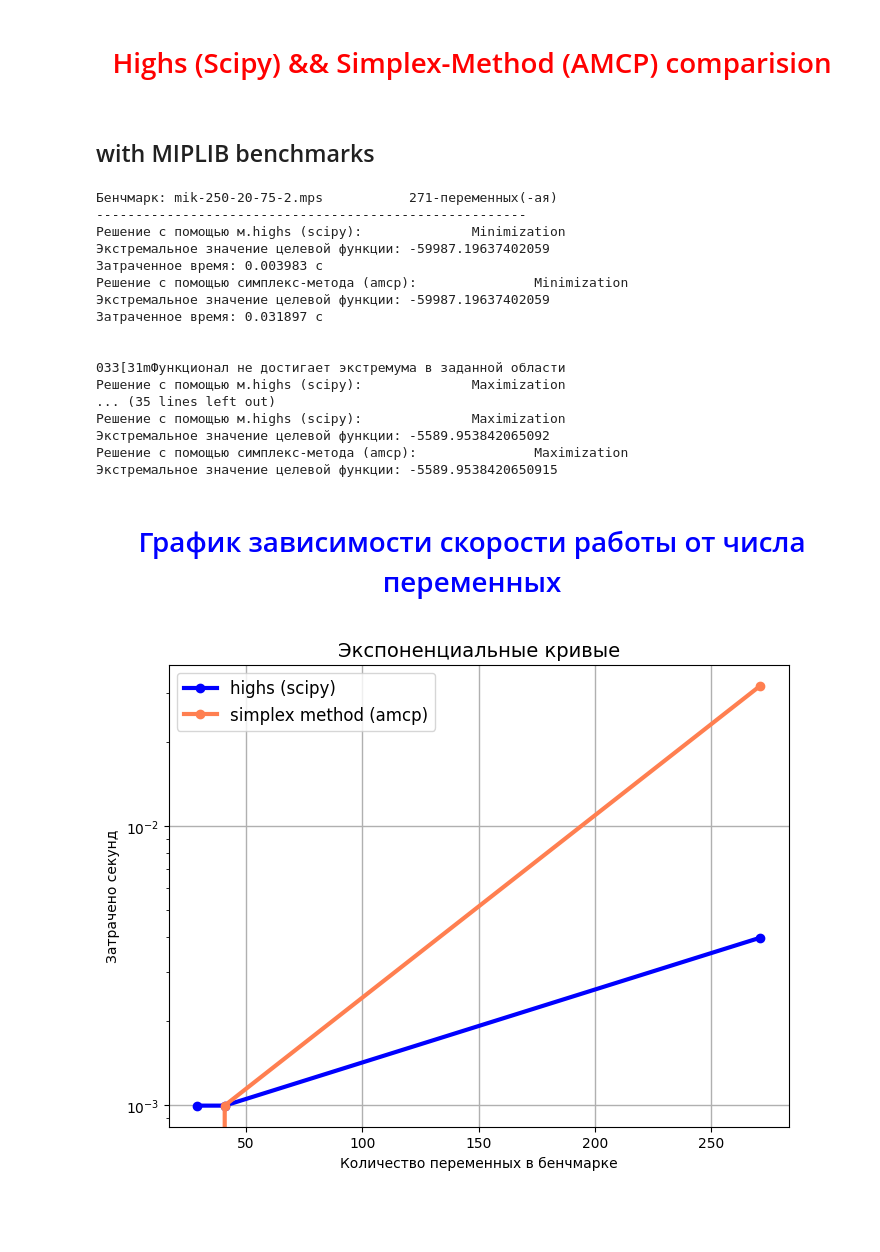
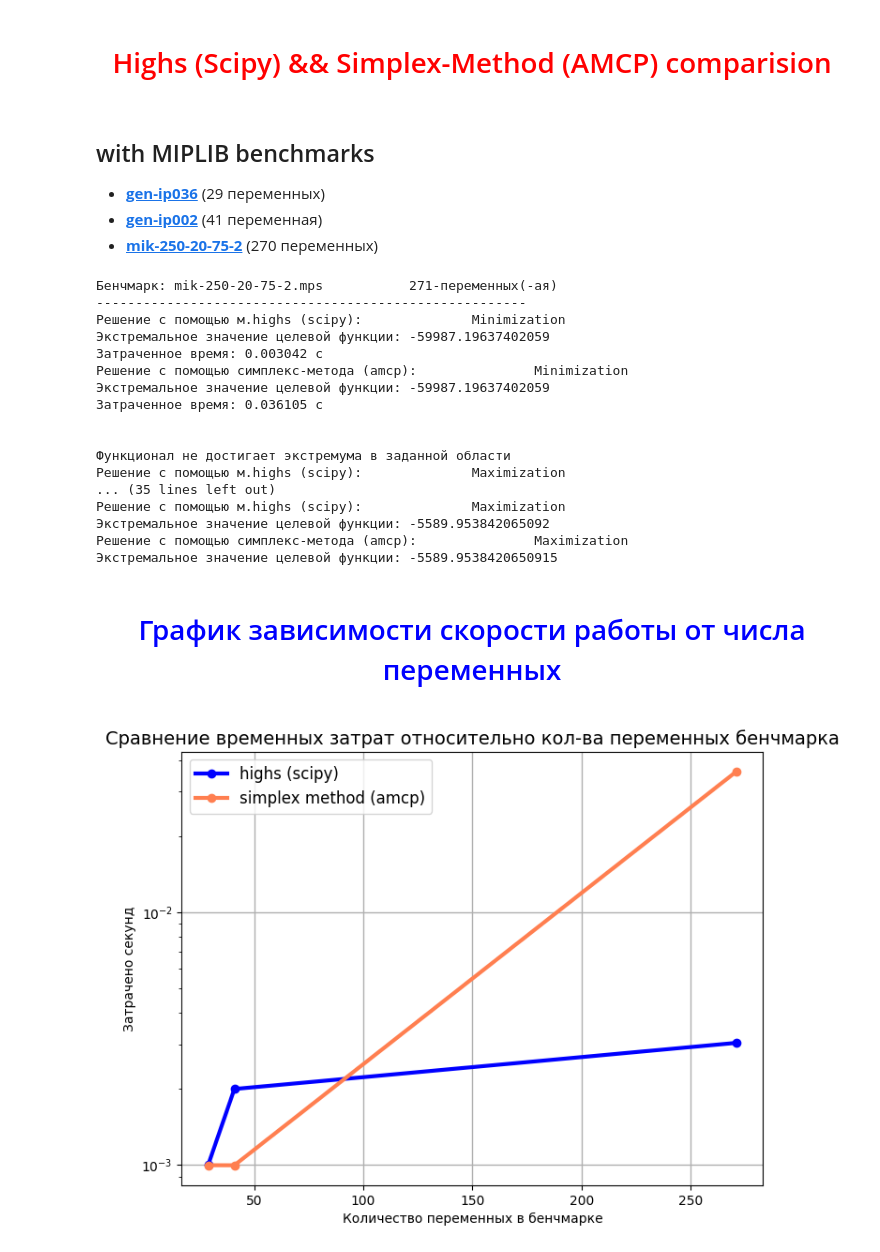
Before and after one commit to safronCode/amcp_GTaOR, a Jupyter notebook: SimplexMethod/comparision.ipynb, the cells around one changed output. Drawn from its saved outputs; the diff is of its cells as text; code cells hidden in the pictures; blank space fills up the shorter version.

```diff
--- a/SimplexMethod/comparision.ipynb
+++ b/SimplexMethod/comparision.ipynb
@@ -4,6 +4,9 @@
 </div>
 # %% [markdown]
 ## with MIPLIB benchmarks
+- **[gen-ip036](https://miplib.zib.de/instance_details_gen-ip036.html)** (29 переменных)
+- **[gen-ip002](https://miplib.zib.de/instance_details_gen-ip002.html)** (41 переменная)
+- **[mik-250-20-75-2](https://miplib.zib.de/instance_details_mik-250-20-75-2.html)** (270 переменных)
 # %%
 from package.linker import *
 from scipy.optimize import linprog
@@ -31,7 +34,7 @@ for key in banchDict.keys():
 
 
     start_time = time.time()
-    point, fval = simplex_method(-c, A, b, sign)
+    point, fval, _ = simplex_method(-c, A, b, sign)
     end_time = time.time()
     time_amcp = end_time - start_time
     time2.append(end_time - start_time)
@@ -42,13 +45,13 @@ for key in banchDict.keys():
     #print("Оптимальные значения переменных x:", res.x) #Situationally
     print(f'Затраченное время: {time_scipy:.6f} c')
     print('\033[21mРешение с помощью симплекс-метода (amcp):\033[0m\t\t\033[34m\033[21mMinimization\033[0m')
-    print("Экстремальное значение целевой функции:", -fval)
+    print("Экстремальное значение целевой функции:", fval)
     #print("Оптимальные значения переменных x:", point) #Situationally
     print(f'Затраченное время: {time_amcp:.6f} c')
     print('\n')
 
     res = linprog(-c, A_ub=A, b_ub=b, method='highs')
-    point, fval = simplex_method(c, A, b, sign)
+    point, fval, _ = simplex_method(c, A, b, sign)
 
     print('\033[21mРешение с помощью м.highs (scipy):\033[0m\t\t\033[31m\033[21mMaximization\033[0m')
     print("Экстремальное значение целевой функции:", res.fun)
@@ -57,7 +60,7 @@ for key in banchDict.keys():
     if fval is None:
         print("Экстремальное значение целевой функции:", fval)
     else:
-        print("Экстремальное значение целевой функции:", -fval)
+        print("Экстремальное значение целевой функции:", fval)
     #print("Оптимальные значения переменных x:", point) #Situationally
     print('\n'*3)
 # %% [output]
@@ -65,13 +68,13 @@ for key in banchDict.keys():
 -------------------------------------------------------
 Решение с помощью м.highs (scipy):              Minimization
 Экстремальное значение целевой функции: -59987.19637402059
-Затраченное время: 0.003983 c
+Затраченное время: 0.003042 c
 Решение с помощью симплекс-метода (amcp):               Minimization
 Экстремальное значение целевой функции: -59987.19637402059
-Затраченное время: 0.031897 c
+Затраченное время: 0.036105 c
 
 
-033[31mФункционал не достигает экстремума в заданной области
+Функционал не достигает экстремума в заданной области
 Решение с помощью м.highs (scipy):              Maximization
 ... (35 lines left out)
 Решение с помощью м.highs (scipy):              Maximization
@@ -83,6 +86,6 @@ for key in banchDict.keys():
 <h1 style="color:blue;">График зависимости скорости работы от числа переменных</h1>
 </div>
 # %%
-plot_comparasion(n, time1, time2)
+plot_comparasion1(n, time1, time2)
 # %% [output]
-[figure, old version]
+[figure, new version]
```
Also changed, not shown: parts of 7 cells of this notebook, 8 other files.
